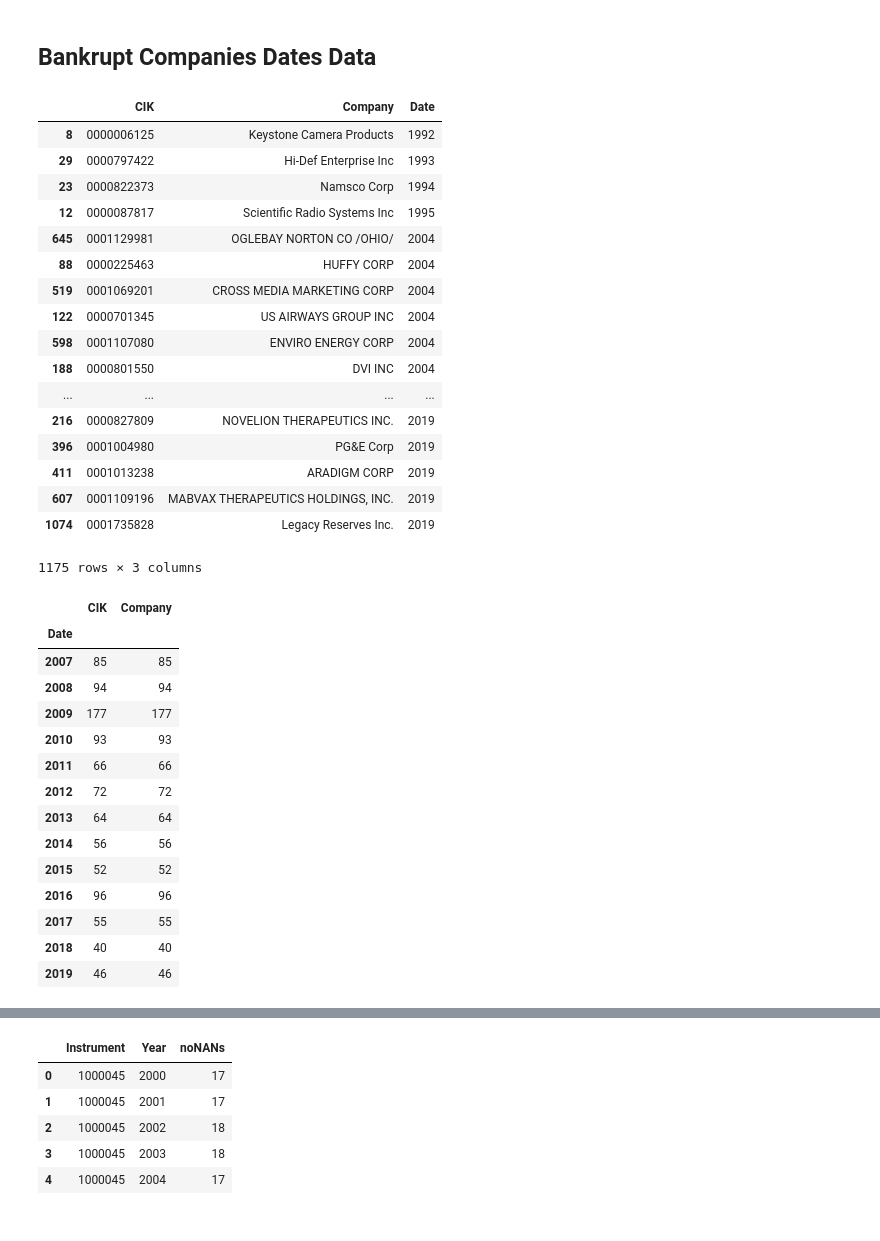
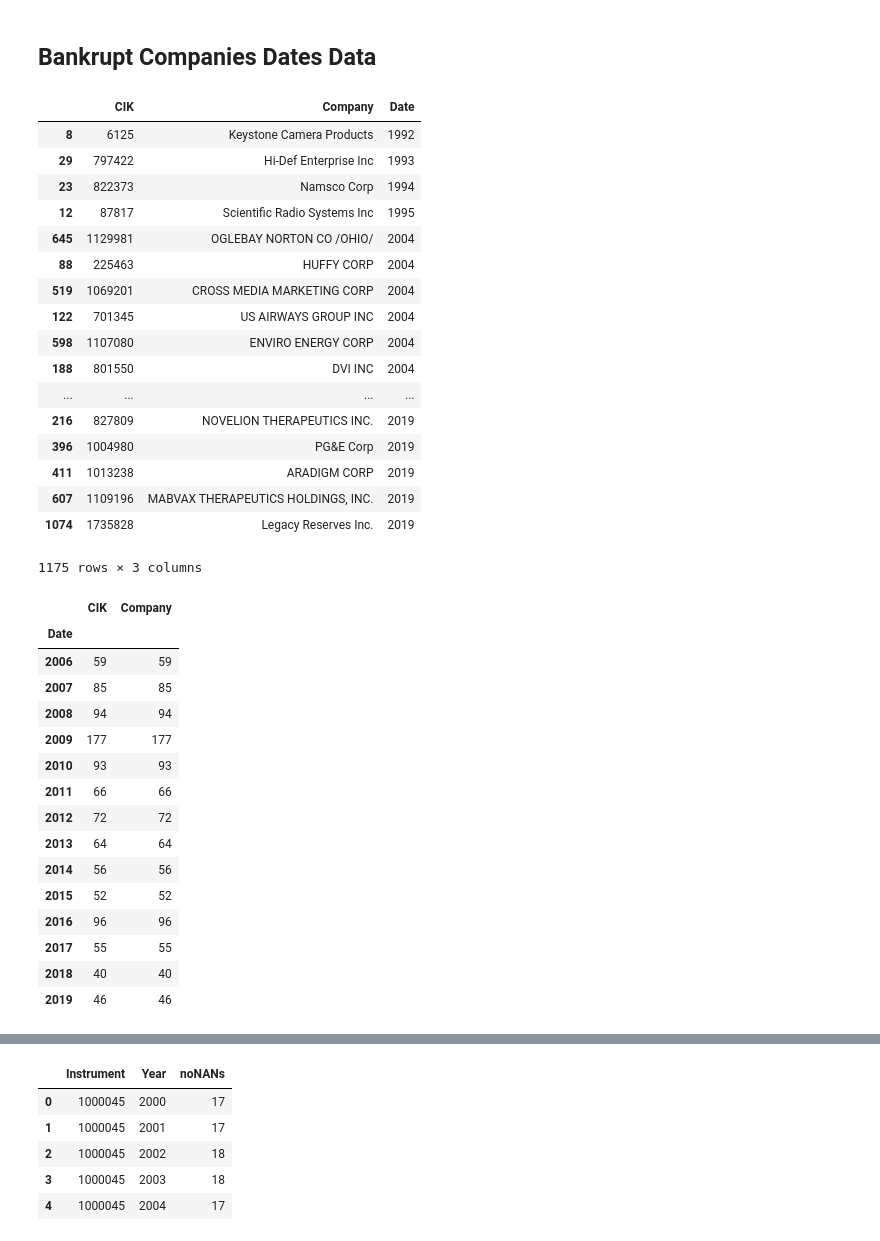
Before and after one commit to Faisalsouz/bankruptcy, a Jupyter notebook: data/Eikon/Cleaning.ipynb, the cells around one changed output, grey strips where cells are left out. Drawn from its saved outputs; the diff is of its cells as text; code cells hidden in the pictures.

```diff
--- a/data/Eikon/Cleaning.ipynb
+++ b/data/Eikon/Cleaning.ipynb
@@ -131,39 +131,40 @@ healthy.noNANs.max()
 ## Bankrupt Companies Dates Data
 # %%
 # read the bankruptcy dates
-dates = pd.read_csv('bankruptcy_dates.csv', dtype = {'CIK' : str}, index_col=0)
+bankrupt = pd.read_csv('bankruptcy_dates.csv', index_col=0)
 # sort by date
-dates.sort_values(by=['Date'], inplace=True)
+bankrupt.sort_values(by=['Date'], inplace=True)
 
-dates
+bankrupt
 # %% [output]
 |  | CIK | Company | Date |
-| 8 | 0000006125 | Keystone Camera Products | 1992 |
-| 29 | 0000797422 | Hi-Def Enterprise Inc | 1993 |
-| 23 | 0000822373 | Namsco Corp | 1994 |
-| 12 | 0000087817 | Scientific Radio Systems Inc | 1995 |
-| 645 | 0001129981 | OGLEBAY NORTON CO /OHIO/ | 2004 |
-| 88 | 0000225463 | HUFFY CORP | 2004 |
-| 519 | 0001069201 | CROSS MEDIA MARKETING CORP | 2004 |
-| 122 | 0000701345 | US AIRWAYS GROUP INC | 2004 |
-| 598 | 0001107080 | ENVIRO ENERGY CORP | 2004 |
-| 188 | 0000801550 | DVI INC | 2004 |
+| 8 | 6125 | Keystone Camera Products | 1992 |
+| 29 | 797422 | Hi-Def Enterprise Inc | 1993 |
+| 23 | 822373 | Namsco Corp | 1994 |
+| 12 | 87817 | Scientific Radio Systems Inc | 1995 |
+| 645 | 1129981 | OGLEBAY NORTON CO /OHIO/ | 2004 |
+| 88 | 225463 | HUFFY CORP | 2004 |
+| 519 | 1069201 | CROSS MEDIA MARKETING CORP | 2004 |
+| 122 | 701345 | US AIRWAYS GROUP INC | 2004 |
+| 598 | 1107080 | ENVIRO ENERGY CORP | 2004 |
+| 188 | 801550 | DVI INC | 2004 |
 | ... | ... | ... | ... |
-| 216 | 0000827809 | NOVELION THERAPEUTICS INC. | 2019 |
-| 396 | 0001004980 | PG&E Corp | 2019 |
-| 411 | 0001013238 | ARADIGM CORP | 2019 |
-| 607 | 0001109196 | MABVAX THERAPEUTICS HOLDINGS, INC. | 2019 |
-| 1074 | 0001735828 | Legacy Reserves Inc. | 2019 |
+| 216 | 827809 | NOVELION THERAPEUTICS INC. | 2019 |
+| 396 | 1004980 | PG&E Corp | 2019 |
+| 411 | 1013238 | ARADIGM CORP | 2019 |
+| 607 | 1109196 | MABVAX THERAPEUTICS HOLDINGS, INC. | 2019 |
+| 1074 | 1735828 | Legacy Reserves Inc. | 2019 |
 1175 rows × 3 columns
 # %%
 # keep only bankrupt companies that went bankrupt after 2006
-dates = dates[dates.Date > 2006]
-dates = dates.groupby(['Date']).count()
+bankrupt = bankrupt[bankrupt.Date > 2005]
+dates = bankrupt.groupby(['Date']).count()
 
 dates
 # %% [output]
 |  | CIK | Company |
 | Date |  |  |
+| 2006 | 59 | 59 |
 | 2007 | 85 | 85 |
 | 2008 | 94 | 94 |
 | 2009 | 177 | 177 |
```
Also changed, not shown: parts of 12 cells of this notebook, 2 other files.
